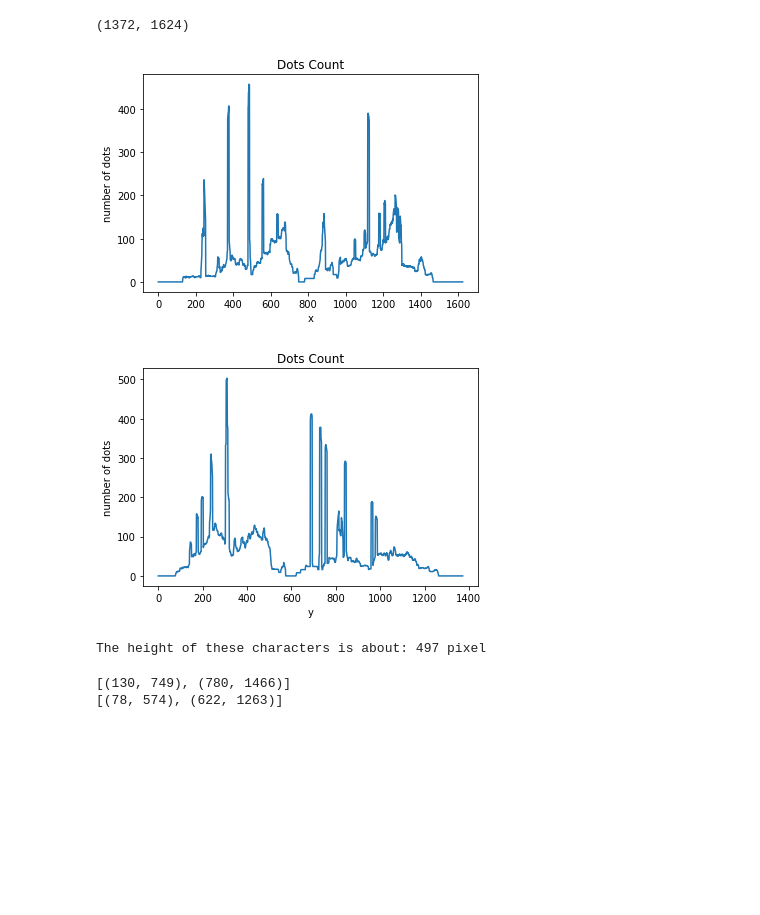
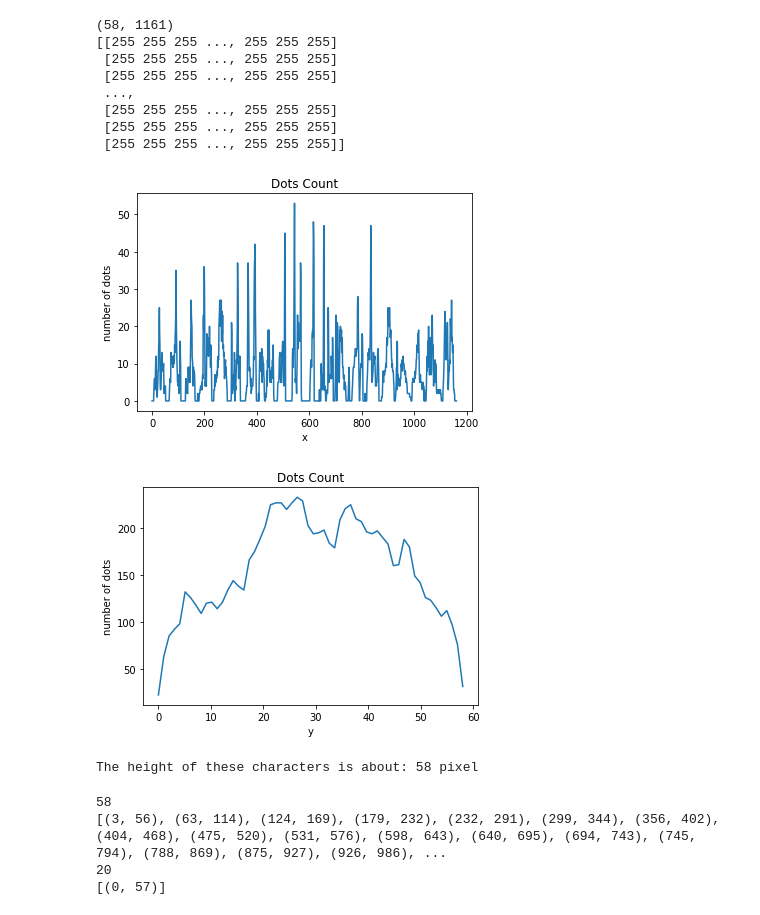
Before and after one commit to GanquanWen/Handwritten-Chinese-Sentence-Recognition-and-Classification, a Jupyter notebook: Sentence_Segmentation/Segmentation_Demo.ipynb, the cells around one changed output. Drawn from its saved outputs; the diff is of its cells as text; code cells hidden in the pictures; blank space fills up the shorter version.

```diff
--- a/Sentence_Segmentation/Segmentation_Demo.ipynb
+++ b/Sentence_Segmentation/Segmentation_Demo.ipynb
@@ -10,11 +6,28 @@ file_name = "ni_hao.jpeg"
+# %%
+dir_source = "test_sample/" # path to the source image
+dir_saved = "test_sample/saved/" # path to the folder to save the segmentaion
+file_name = "0_0.png"
+output_size = (58,58) # The output size of each chinense character
+min_gray = 200
+threshold = 2 # To determine if this row(or column) contains parts of the characters
+min_gap = 4 # The minimum px between two character. Means at least min_gap of blank columns(or rows) needs to be detected for the program to cut a character
+size_flex = 0.7
 # %%
-image = cv2.imread('test_sample/bo_luo.jpg')
+image = cv2.imread(dir_source + file_name)
 image = cv2.cvtColor(image, cv2.COLOR_BGR2GRAY)
 print(image.shape)
+print(image)
 # %% [output]
-(1372, 1624)
+(58, 1161)
+[[255 255 255 ..., 255 255 255]
+ [255 255 255 ..., 255 255 255]
+ [255 255 255 ..., 255 255 255]
+ ...,
+ [255 255 255 ..., 255 255 255]
+ [255 255 255 ..., 255 255 255]
+ [255 255 255 ..., 255 255 255]]
 # %%
-def scan_image_horizontal(image):
+def scan_image_horizontal(image, min_gray):
     # Scan the image column by column to count how many dot in one column
     # Save all the amount in an array "horizontal"
     height = image.shape[0]
@@ -23,13 +36,13 @@ def scan_image_horizontal(image):
     for x in range(width): # From left to right
         count = 0 # The amount of dots of each column
         for y in range(height): # From top to bottom
-            if (image[y][x] < 128) :
+            if (image[y][x] < min_gray) :
                 count = count + 1
         horizontal[x] = count
 #     print(horizontal)
     return horizontal
 
-def scan_image_vertical(image):
+def scan_image_vertical(image, min_gray):
     # Scan the image row by row to count how many dot in one row
     # Save all the amount in an array "vertical"
     height = image.shape[0]
@@ -38,7 +51,7 @@ def scan_image_vertical(image):
     for y in range(height): # From top to bottom
         count = 0 # The amount of dots of each row
         for x in range(width): # From left to right
-            if (image[y][x] < 128) :
+            if (image[y][x] < min_gray) :
                 count = count + 1
         vertical[y] = count
     # print(vertical)
@@ -56,7 +69,9 @@ def get_sentence_height(vertical):
             end_point = i
         else:
             pass
-    return end_point - start_point
+    if end_point == None:
+        end_point = len(vertical) - 1
+    return end_point - start_point + 1
 # %%
 def plot_peaks(array, direction):
     # Draw the plot of the scanning result
@@ -68,46 +83,63 @@ def plot_peaks(array, direction):
 
     plt.show()
 # %%
-horizontal = scan_image_horizontal(image)
+horizontal = scan_image_horizontal(image, min_gray)
 plot_peaks(horizontal, 'x')
-vertical = scan_image_vertical(image)
+vertical = scan_image_vertical(image, min_gray)
 plot_peaks(vertical, 'y')
 char_height = get_sentence_height(vertical)
 print('The height of these characters is about: ' + str(char_height) + ' pixel')
 # %% [output]
-[figure, old version]
+[figure, new version]
-[figure, old version]
+[figure, new version]
-The height of these characters is about: 497 pixel
+The height of these characters is about: 58 pixel
 # %%
-def segmentation(columns_sum, threshold, min_size):
+def segmentation(columns_sum, threshold, min_size, min_gap):
     # Cut the sentence into characters
     # Because chinese characters are basically rectangle,
     # So we can cut it according to the height of a sentence.
     start_i = None
     end_i = None
     parts = []
+    blank_count = 0
     for i, val in enumerate(columns_sum):
         if val > threshold and start_i is None:
-            start_i = i
+            if i > 4: # Add blank around the character
+                start_i = i - 4
+            else:
+                start_i = 0
         elif val > threshold and start_i is not None:
             pass
         elif val < threshold and start_i is not None:
             if i - start_i >= min_size:
-                end_i = i
+                if i > len(columns_sum) - 6: # Add blank around the character
+                    end_i = len(columns_sum) - 1
+                else:
+                    end_i = i + 4
                 # print(end_i - start_i)
                 parts.append((start_i, end_i))
                 start_i = None
                 end_i = None
+                blank_count = 0
+            else:
+                pass
         elif val < threshold and start_i is None:
             pass
+    if (start_i is not None):
+        end_i = len(columns_sum) - 1
+        parts.append((start_i, end_i))
     return parts
 
-horizontal_seg = segmentation(horizontal, 2, char_height * 0.75)
+print(char_height)
+horizontal_seg = segmentation(horizontal, 2, char_height * size_flex, min_gap)
 print(horizontal_seg)
+print(len(horizontal_seg))
 
-vertical_seg = segmentation(vertical, 2, char_height * 0.75)
+vertical_seg = segmentation(vertical, 2, char_height * size_flex, min_gap)
 print(vertical_seg)
 # %% [output]
-[(130, 749), (780, 1466)]
-[(78, 574), (622, 1263)]
+58
+[(3, 56), (63, 114), (124, 169), (179, 232), (232, 291), (299, 344), (356, 402), (404, 468), (475, 520), (531, 576), (598, 643), (640, 695), (694, 743), (745, 794), (788, 869), (875, 927), (926, 986), ...
+20
+[(0, 57)]
 # %%
```
Also changed, not shown: parts of 2 cells of this notebook, 26 other files.
